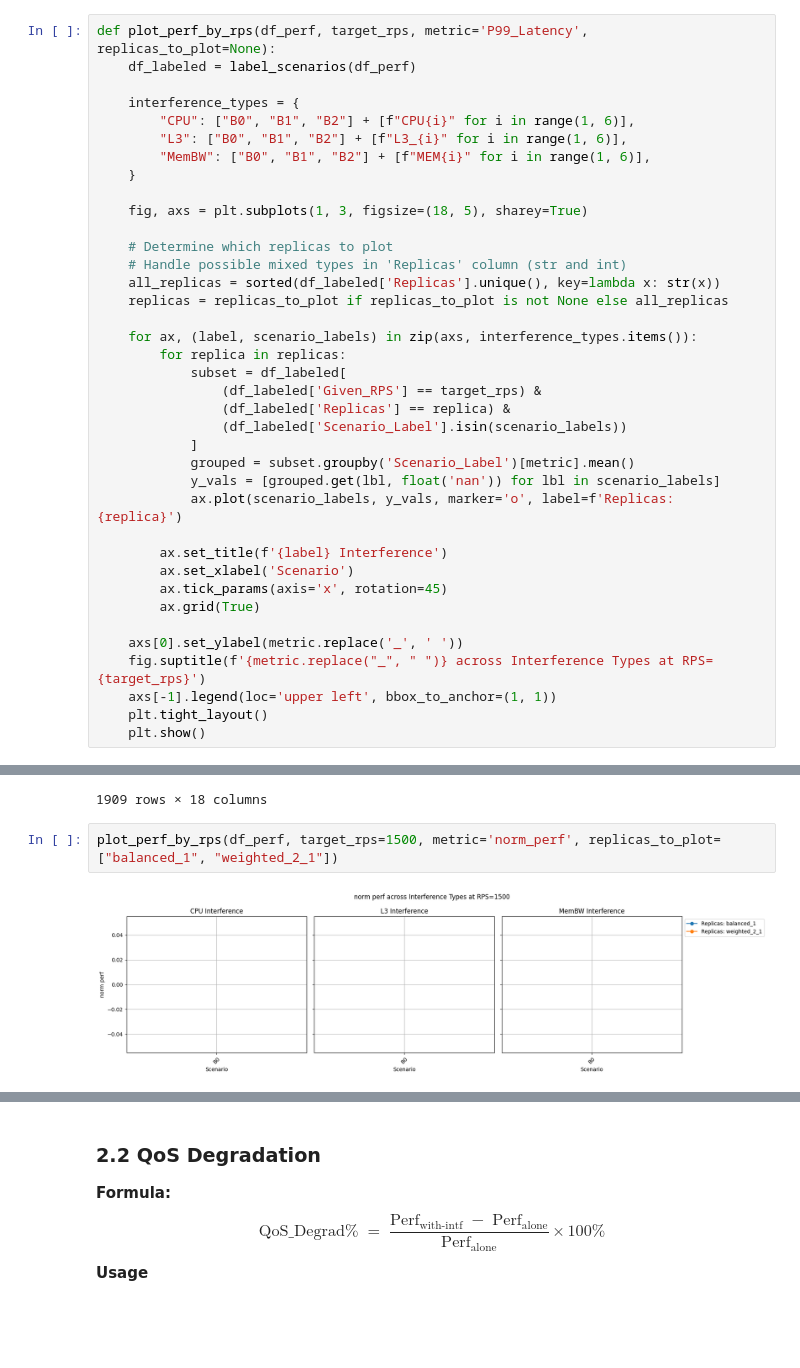
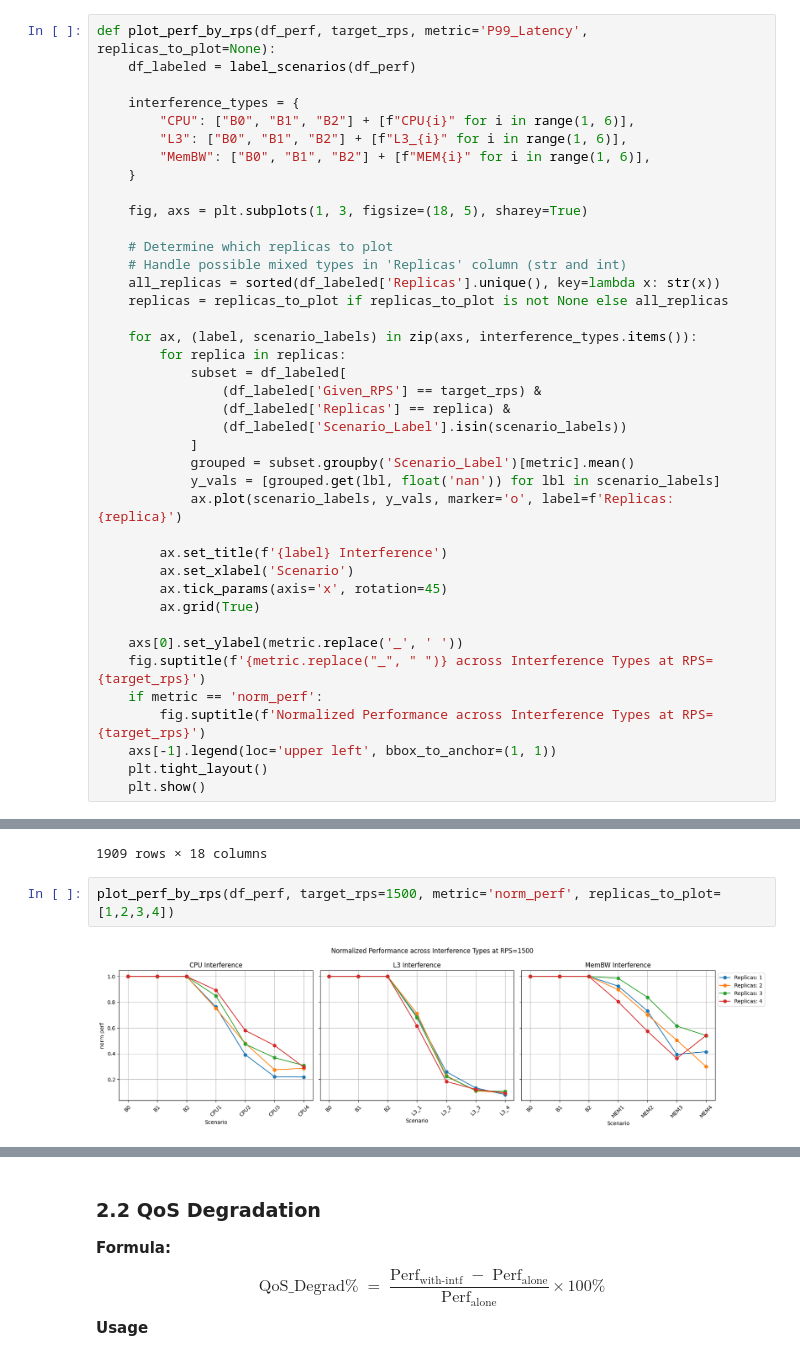
Before and after one commit to georgakopoulosgeo/Interference_Thesis_NTUA, a Jupyter notebook: profiling/slowdown_predictor.ipynb, the cells around one changed output, grey strips where cells are left out. Cells and saved outputs as stored; diff of their text form; blank space fills up the shorter version.

```diff
--- a/profiling/slowdown_predictor.ipynb
+++ b/profiling/slowdown_predictor.ipynb
@@ -341,6 +341,8 @@ def plot_perf_by_rps(df_perf, target_rps, metric='P99_Latency', replicas_to_plot
 
     axs[0].set_ylabel(metric.replace('_', ' '))
     fig.suptitle(f'{metric.replace("_", " ")} across Interference Types at RPS={target_rps}')
+    if metric == 'norm_perf':
+        fig.suptitle(f'Normalized Performance across Interference Types at RPS={target_rps}')
     axs[-1].legend(loc='upper left', bbox_to_anchor=(1, 1))
     plt.tight_layout()
     plt.show()
@@ -460,7 +465,7 @@ df_perf
 | 1908 | 4replicas_scenario58_500rps_TheGa... | 4replicas_scenario58_500rps | 4 | 1_L3_3_MemBW | 58 | 500 | TheGame_MIX_V02 | 500.004378 | ... |
 1909 rows × 18 columns
 # %%
-plot_perf_by_rps(df_perf, target_rps=1500, metric='norm_perf', replicas_to_plot=["balanced_1", "weighted_2_1"])
+plot_perf_by_rps(df_perf, target_rps=1500, metric='norm_perf', replicas_to_plot=[1,2,3,4])
 # %% [output]
-[figure, old version]
+[figure, new version]
 # %%
```
Also changed, not shown: parts of 6 cells of this notebook, 11 other files.
